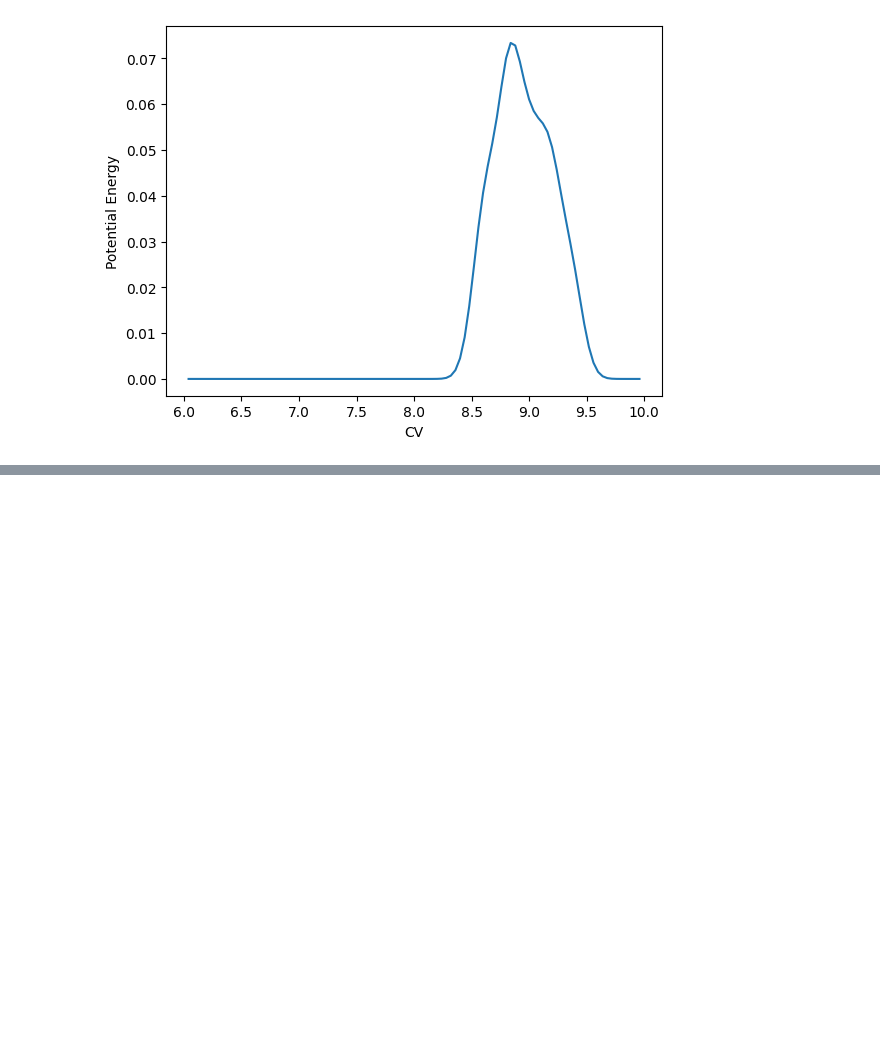
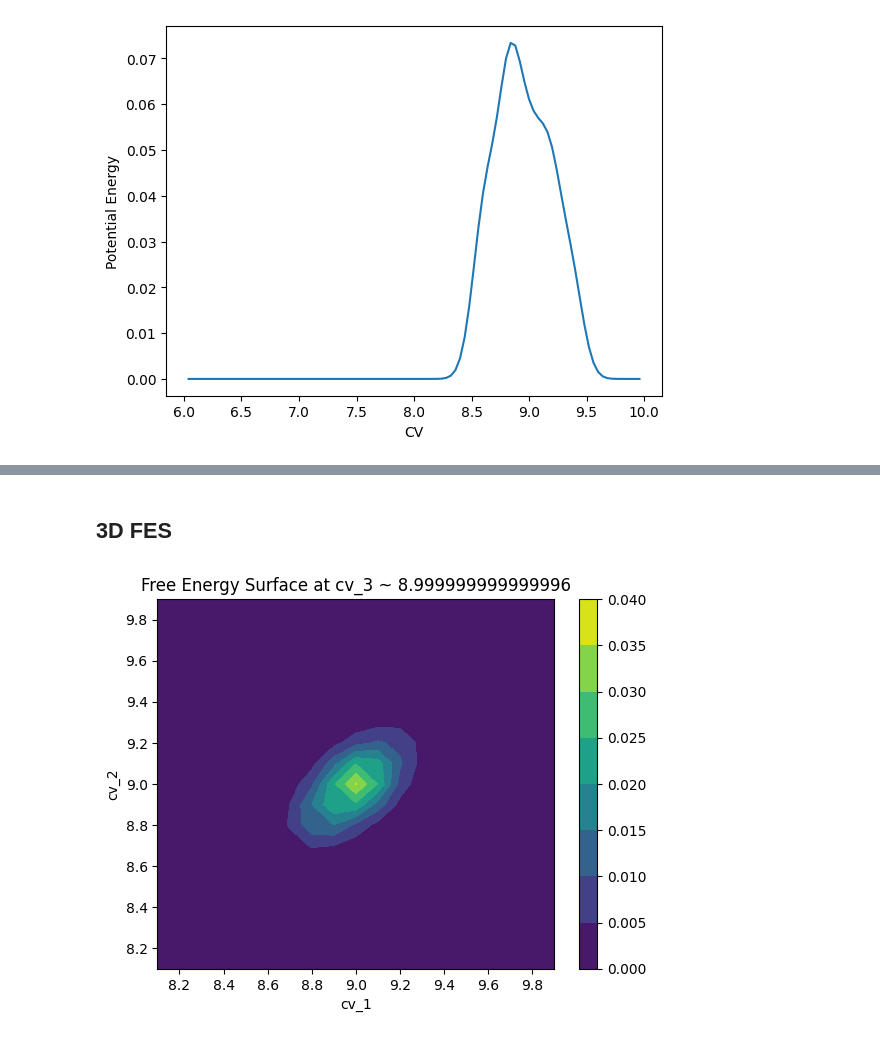
Before and after one commit to jcwang587/xdatbus, a Jupyter notebook: examples/free_energy_surface.ipynb, the cells around one changed output, grey strips where cells are left out. Drawn from its saved outputs; the diff is of its cells as text; code cells hidden in the pictures; blank space fills up the shorter version.

```diff
--- a/examples/free_energy_surface.ipynb
+++ b/examples/free_energy_surface.ipynb
@@ -28,0 +51,2 @@ plt.show()
+# %% [markdown]
+## 3D FES
@@ -28,0 +56,32 @@ plt.show()
+# %%
+fes = fes_3d(
+    hillspot_path="../tests/data/hillspot/HILLSPOT_3D",
+    hills_count=9,
+    cv_1_range=[8, 10],
+    cv_2_range=[8, 10],
+    cv_3_range=[8, 10],
+    resolution=20,
+)
+
+unique_cv_3_values = fes["cv_3"].unique()
+closest_cv_3 = unique_cv_3_values[np.abs(unique_cv_3_values - 9).argmin()]
+
+fes_closest = fes[fes["cv_3"] == closest_cv_3]
+
+if not fes_closest.empty:
+    fes_pivot = fes_closest.pivot(
+        index="cv_1", columns="cv_2", values="potential_energy"
+    )
+
+    fes_pivot = fes_pivot.sort_index(ascending=False)
+
+    plt.contourf(
+        fes_pivot.columns, fes_pivot.index, fes_pivot.values, cmap="viridis"
+    )
+    plt.colorbar()
+    plt.xlabel("cv_1")
+    plt.ylabel("cv_2")
+    plt.title(f"Free Energy Surface at cv_3 ~ {closest_cv_3}")
+    plt.show()
+# %% [output]
+[figure, added]
```
Also changed, not shown: parts of 4 cells of this notebook.
